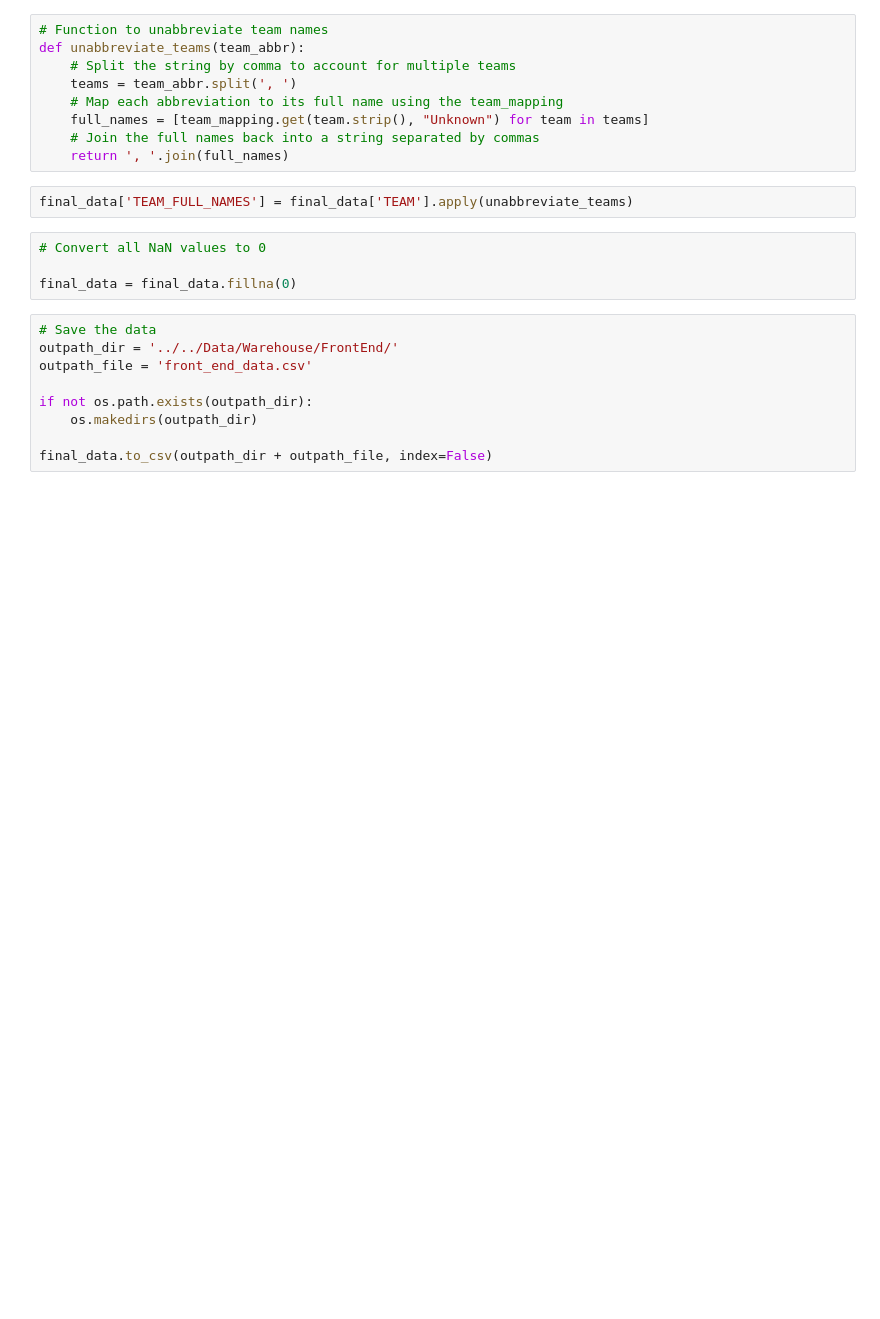
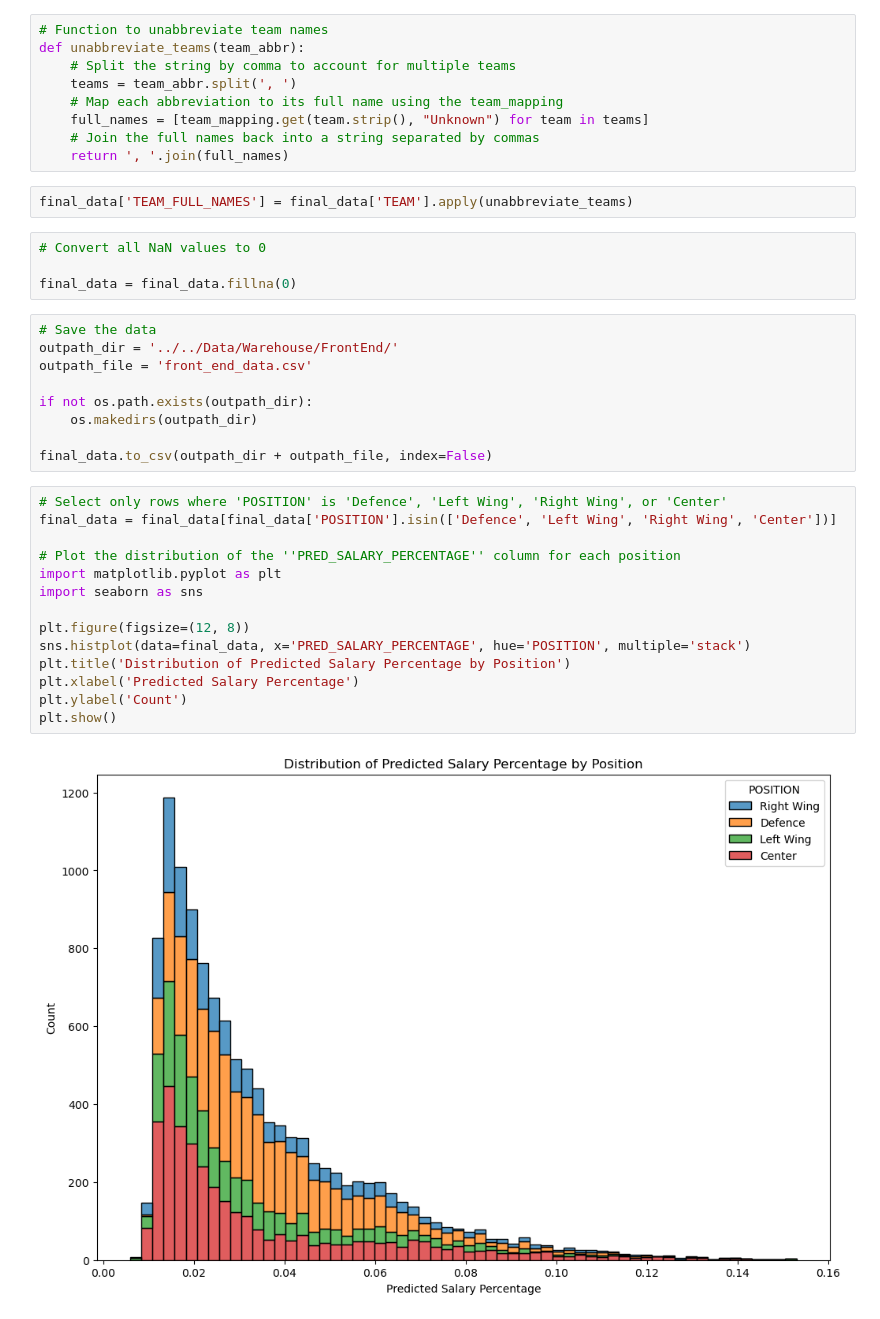
Before and after one commit to MichaelKuby/CMPT733_CapstoneProject_NHLPlayerValue, a Jupyter notebook: Hockey_Salary_Research/Script/7_CreateFinalData/step1_merge_predictions.ipynb, the cells around one changed output. Saved outputs shown, nothing was run; the diff lists cells and outputs as text; blank space fills up the shorter version.

```diff
--- a/Hockey_Salary_Research/Script/7_CreateFinalData/step1_merge_predictions.ipynb
+++ b/Hockey_Salary_Research/Script/7_CreateFinalData/step1_merge_predictions.ipynb
@@ -195,3 +195,19 @@ if not os.path.exists(outpath_dir):
     os.makedirs(outpath_dir)
 
 final_data.to_csv(outpath_dir + outpath_file, index=False)
+# %%
+# Select only rows where 'POSITION' is 'Defence', 'Left Wing', 'Right Wing', or 'Center'
+final_data = final_data[final_data['POSITION'].isin(['Defence', 'Left Wing', 'Right Wing', 'Center'])]
+
+# Plot the distribution of the ''PRED_SALARY_PERCENTAGE'' column for each position
+import matplotlib.pyplot as plt
+import seaborn as sns
+
+plt.figure(figsize=(12, 8))
+sns.histplot(data=final_data, x='PRED_SALARY_PERCENTAGE', hue='POSITION', multiple='stack')
+plt.title('Distribution of Predicted Salary Percentage by Position')
+plt.xlabel('Predicted Salary Percentage')
+plt.ylabel('Count')
+plt.show()
+# %% [output]
+[figure, added]
```
Also changed, not shown: parts of 1 cell of this notebook, 20 other files.
